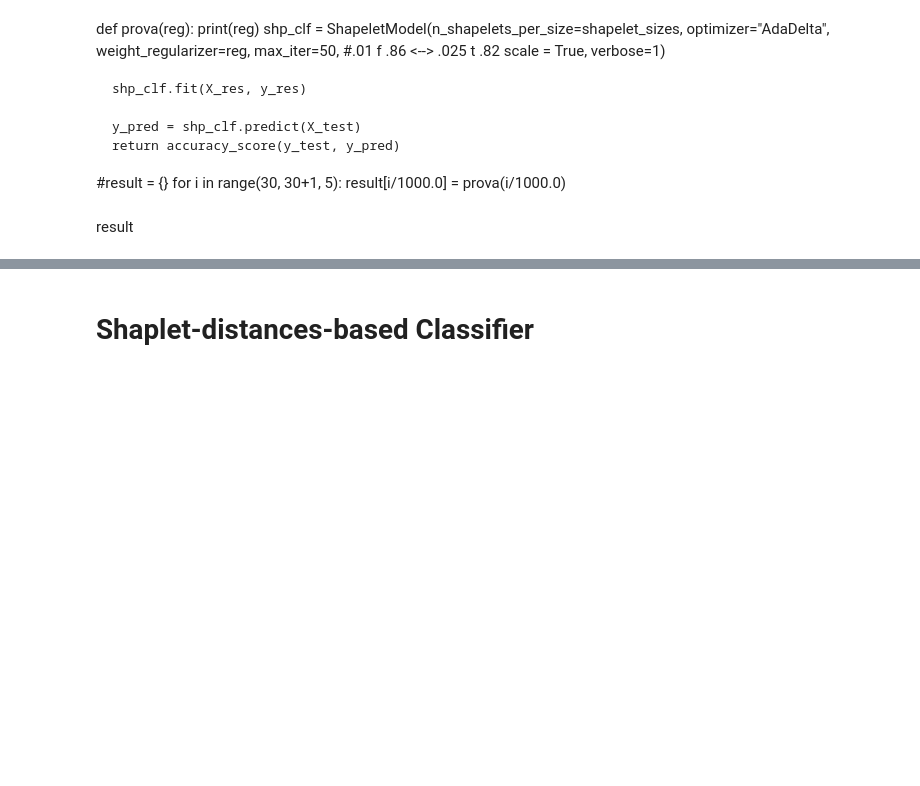
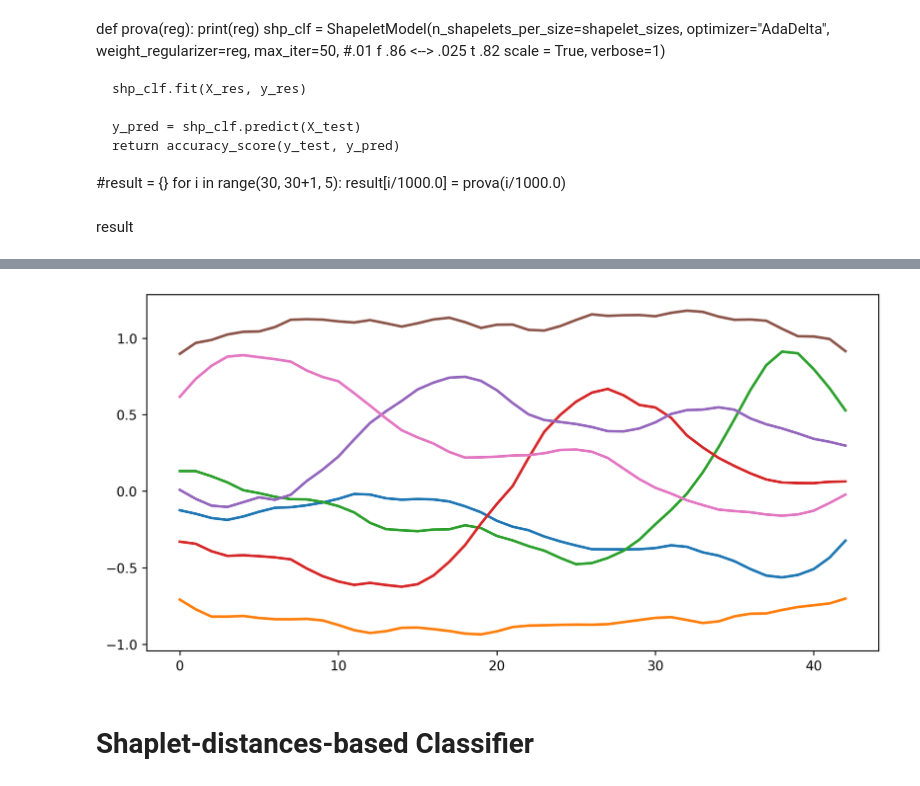
Before and after one commit to cri98li/Data-Mining-2-Project-ts-classification, a Jupyter notebook: Fase 3 shapelet & classificazione.ipynb, the cells around one changed output, grey strips where cells are left out. Drawn from its saved outputs; the diff is of its cells as text; code cells hidden in the pictures; blank space fills up the shorter version.

```diff
--- a/Fase 3 shapelet & classificazione.ipynb
+++ b/Fase 3 shapelet & classificazione.ipynb
@@ -267,3 +273,12 @@ for idx_shp, shp in enumerate(shp_clf.shapelets_):
+# %%
+for idx_shp, shp in enumerate(shp_clf.shapelets_):
+    plt.plot(shp, linewidth=2)
+
+plt.rcParams['figure.figsize'] = [10, 5]
+plt.rcParams['figure.dpi'] = 250
+plt.savefig("shapelet_bin.pdf", bbox_inches='tight')
+# %% [output]
+[figure, added]
 # %% [markdown]
 # Shaplet-distances-based Classifier
 # %% [markdown]
```
Also changed, not shown: parts of 39 cells of this notebook, 2 other files.
